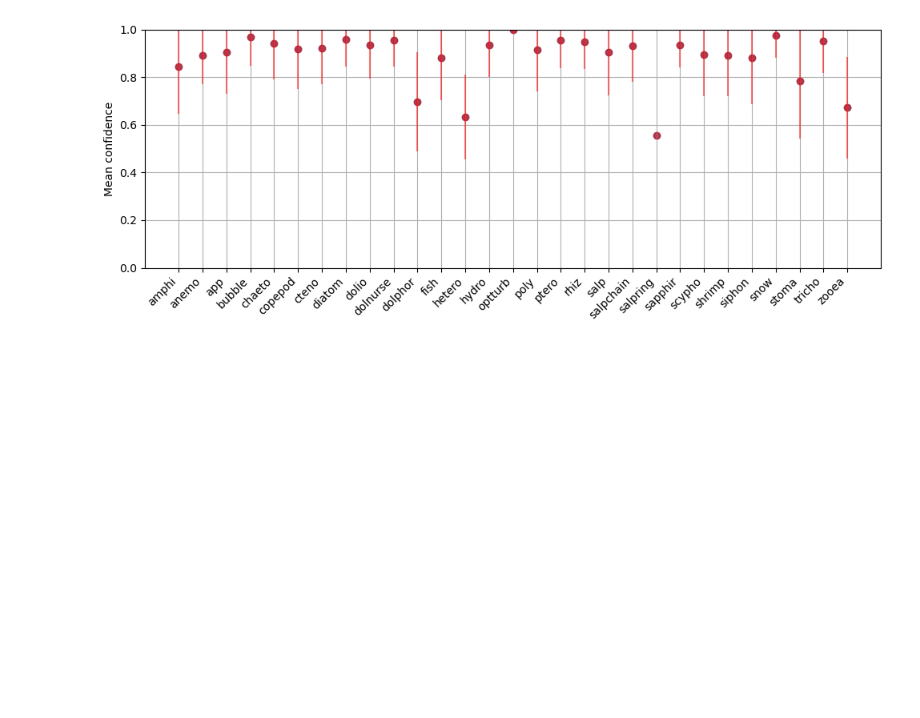
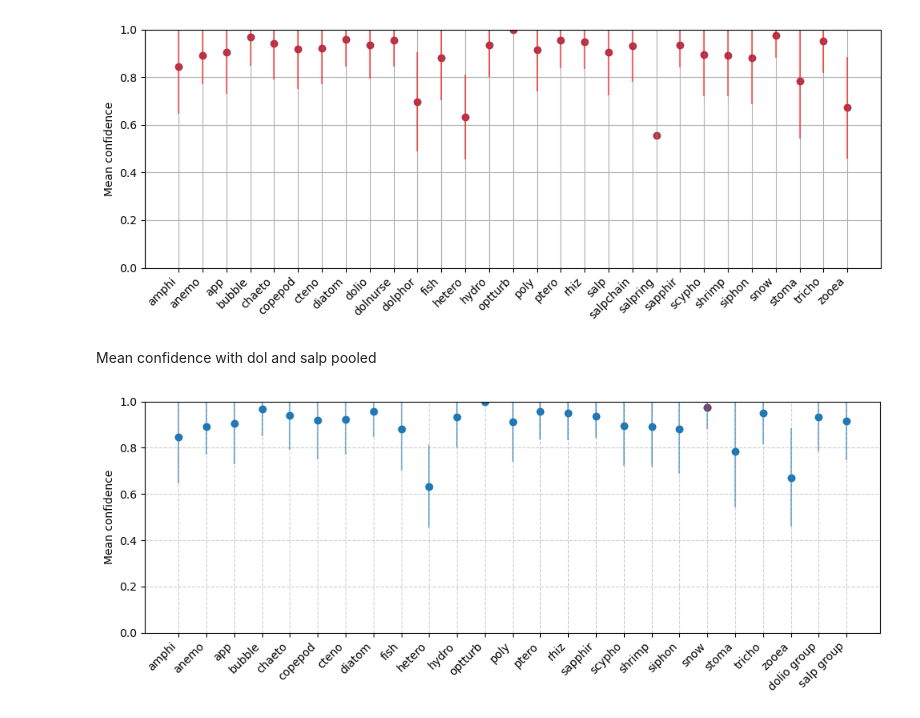
Before and after one commit to NeWeigt/ct_classifier_zoops, a Jupyter notebook: Prec_Rec_Class.ipynb, the cells around one changed output. Drawn from its saved outputs; the diff is of its cells as text; code cells hidden in the pictures; blank space fills up the shorter version.

```diff
--- a/Prec_Rec_Class.ipynb
+++ b/Prec_Rec_Class.ipynb
@@ -164,3 +217,78 @@ plt.tight_layout()
 plt.show()
 # %% [output]
 [figure]
+# %% [markdown]
+Mean confidence with dol and salp pooled
+# %%
+import numpy as np
+import matplotlib.pyplot as plt
+
+# --- pooling definition ---
+translate_labels = {8:30, 9:30, 10:30, 18:31, 19:31, 20:31}
+
+# arrays
+conf_arr = np.array(confidences)
+pred = np.array(predictions)
+
+# apply pooling
+pred_translated = np.array([
+    translate_labels[p] if p in translate_labels else p
+    for p in pred
+])
+
+# original mapping (name -> index)
+label_to_name = {
+    "amphi": 0, "anemo": 1, "app": 2, "bubble": 3, "chaeto": 4,
+    "copepod": 5, "cteno": 6, "diatom": 7, "dolio": 8, "dolnurse": 9,
+    "dolphor": 10, "fish": 11, "hetero": 12, "hydro": 13, "optturb": 14,
+    "poly": 15, "ptero": 16, "rhiz": 17, "salp": 18, "salpchain": 19,
+    "salpring": 20, "sapphir": 21, "scypho": 22, "shrimp": 23,
+    "siphon": 24, "snow": 25, "stoma": 26, "tricho": 27, "zooea": 28
+}
+
+# invert mapping
+inverse_category_dict = {v: k for k, v in label_to_name.items()}
+inverse_category_dict[30] = "dolio group"
+inverse_category_dict[31] = "salp group"
+
+# pooled class ids
+class_ids = sorted(np.unique(pred_translated))
+class_names = [inverse_category_dict[c] for c in class_ids]
+
+# compute stats
+mean_conf = [
+    conf_arr[pred_translated == c].mean() if (pred_translated == c).any() else np.nan
+    for c in class_ids
+]
+
+std_conf = [
+    conf_arr[pred_translated == c].std() if (pred_translated == c).any() else np.nan
+    for c in class_ids
+]
+
+# find marine snow index
+snow_idx = None
+if 25 in class_ids:
+    snow_idx = class_ids.index(25)
+
+# --- plot ---
+plt.figure(figsize=(10, 4))
+
+plt.scatter(class_names, mean_conf)
+
+# highlight marine snow in red
+if snow_idx is not None:
+    plt.scatter(class_names[snow_idx], mean_conf[snow_idx], color='red')
+
+plt.errorbar(class_names, mean_conf, yerr=std_conf, fmt="o", alpha=0.5)
+
+plt.ylabel("Mean confidence")
+plt.xticks(rotation=45, ha="right")
+plt.ylim(0, 1)
+plt.grid(axis="y", linestyle="--", alpha=0.6)
+plt.grid(axis="x", linestyle="--", alpha=0.6)
+
+plt.tight_layout()
+plt.show()
+# %% [output]
+[figure, added]
```
Also changed, not shown: parts of 8 cells of this notebook.
